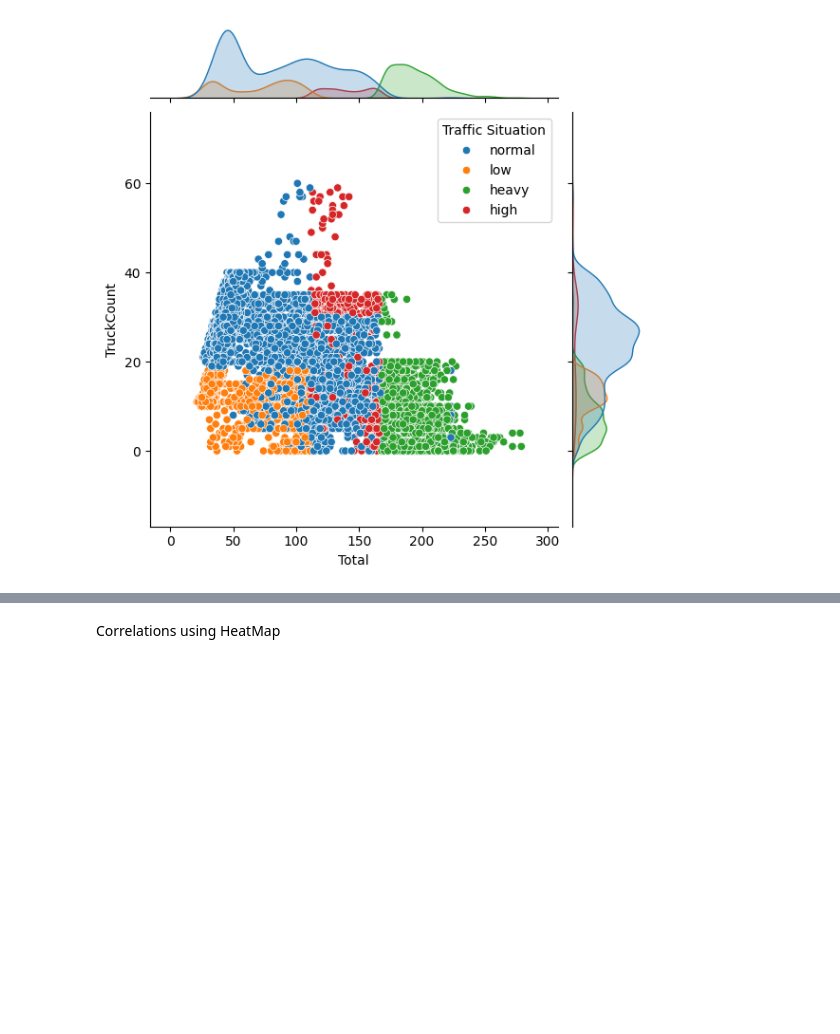
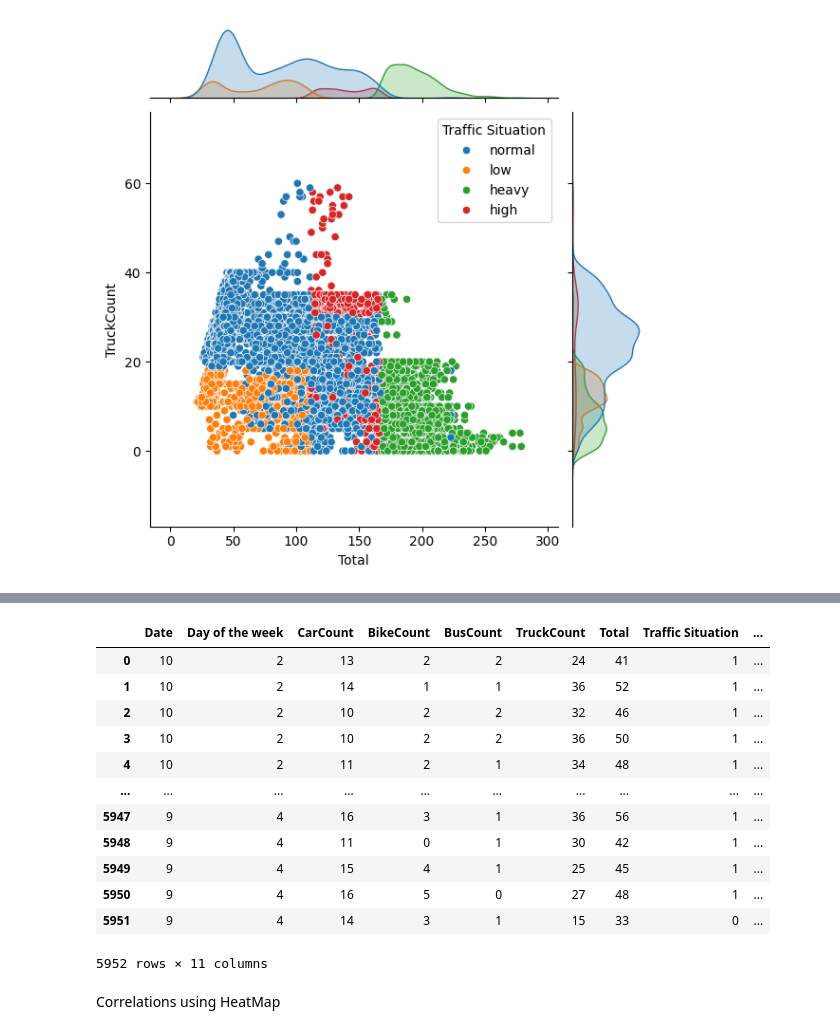
Before and after one commit to pauletop/machine-learning-final-proj, a Jupyter notebook: source/statistic.ipynb, the cells around one changed output, grey strips where cells are left out. Saved outputs shown, nothing was run; the diff lists cells and outputs as text; code cells hidden in the pictures; blank space fills up the shorter version.

```diff
--- a/source/statistic.ipynb
+++ b/source/statistic.ipynb
@@ -109,3 +144,21 @@ sns.jointplot(data=data, x="Total", y="TruckCount",hue="Traffic Situation")
+# %%
+#Now remove 'Temp' and 'Time' columns
+data= data.drop(columns = ['Time','Temp'], axis=1)
+data
+# %% [output]
+|  | Date | Day of the week | CarCount | BikeCount | BusCount | TruckCount | Total | Traffic Situation | ... |
+| 0 | 10 | 2 | 13 | 2 | 2 | 24 | 41 | 1 | ... |
+| 1 | 10 | 2 | 14 | 1 | 1 | 36 | 52 | 1 | ... |
+| 2 | 10 | 2 | 10 | 2 | 2 | 32 | 46 | 1 | ... |
+| 3 | 10 | 2 | 10 | 2 | 2 | 36 | 50 | 1 | ... |
+| 4 | 10 | 2 | 11 | 2 | 1 | 34 | 48 | 1 | ... |
+| ... | ... | ... | ... | ... | ... | ... | ... | ... | ... |
+| 5947 | 9 | 4 | 16 | 3 | 1 | 36 | 56 | 1 | ... |
+| 5948 | 9 | 4 | 11 | 0 | 1 | 30 | 42 | 1 | ... |
+| 5949 | 9 | 4 | 15 | 4 | 1 | 25 | 45 | 1 | ... |
+| 5950 | 9 | 4 | 16 | 5 | 0 | 27 | 48 | 1 | ... |
+| 5951 | 9 | 4 | 14 | 3 | 1 | 15 | 33 | 0 | ... |
+5952 rows × 11 columns
 # %% [markdown]
 Correlations using HeatMap
 # %%
```
Also changed, not shown: parts of 10 cells of this notebook, 4 other files.
